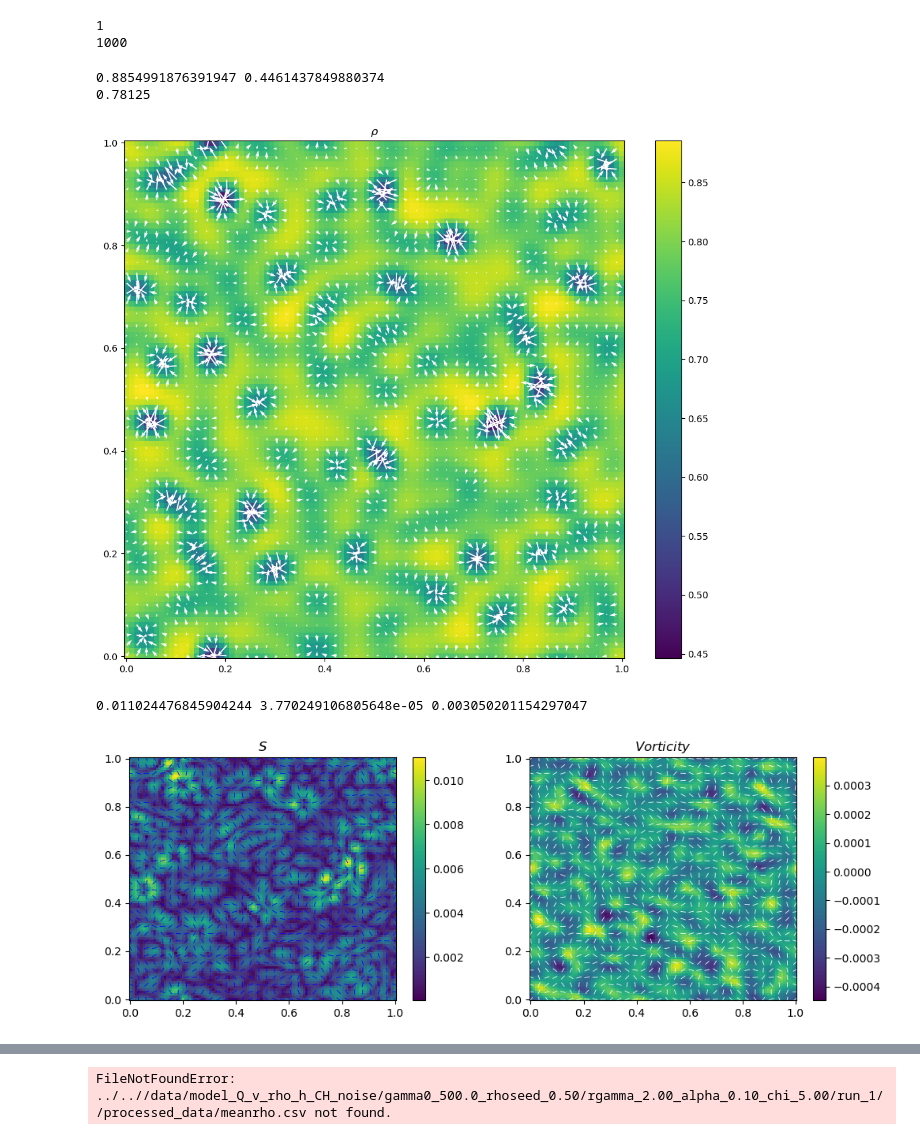
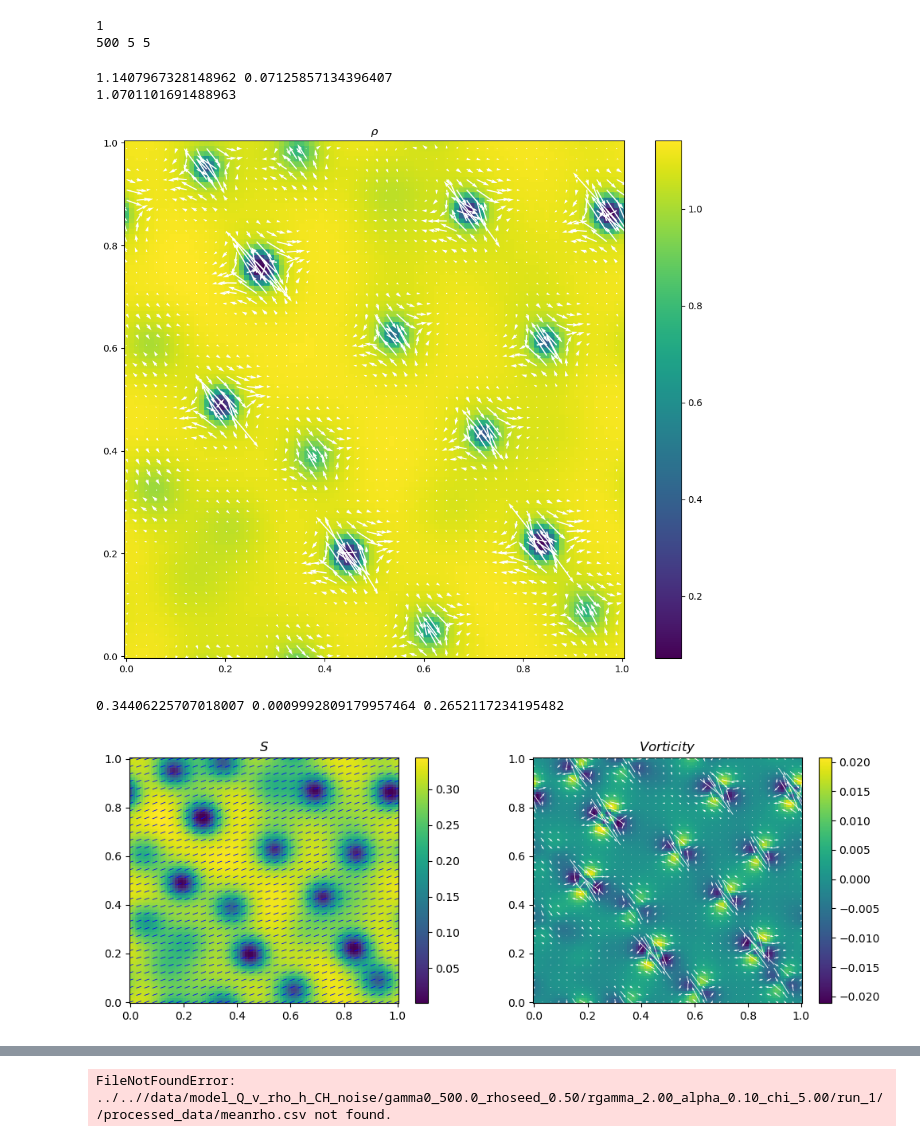
Before and after one commit to toshi-physics/myPSS-friction, a Jupyter notebook: analysis/model_Q_v_rho_heaviside/display_model_Q_v_rho_heaviside.ipynb, the cells around one changed output, grey strips where cells are left out. Saved outputs shown, nothing was run; the diff lists cells and outputs as text; code cells hidden in the pictures.

Commit message:
21 june Q noise tests"

```diff
--- a/analysis/model_Q_v_rho_heaviside/display_model_Q_v_rho_heaviside.ipynb
+++ b/analysis/model_Q_v_rho_heaviside/display_model_Q_v_rho_heaviside.ipynb
@@ -4,17 +4,17 @@ from matplotlib import pyplot as plt
 import json, os
 # %%
 run = 1
-Gamma0  = 50.00
-rhoseed = 2.5 #0.9#0.16
-rgamma  = 1.0
+Gamma0  = 5000.00
+rhoseed = 0.9 #0.9#0.16
+rgamma  = 2.0
 gammaxx = 1.0
 gammayy = gammaxx*rgamma
 
-alpha = 0.5
+alpha = 0.1
 chi = 0
 
 ddir = '/data' #'/new_drho_uniform_data'
-model =  '/model_no_chi_no_growth_test' # '/model_Q_v_rho_h_CH_noise' #
+model = '/model_Q_v_rho_h_CH_noise' #
 
 pdir = '../../'+ddir+model+'/gamma0_{:1.1f}_rhoseed_{:1.2f}/rgamma_{:1.2f}_alpha_{:1.2f}_chi_{:1.2f}/run_{:d}/'.format(Gamma0, rhoseed, rgamma, alpha, chi, run)
 
@@ -47,54 +47,53 @@ xv, yv  = np.meshgrid(x,y, indexing='ij')
 
 times = np.arange(0, n_dump, 1)*dt_dump
 
-print(n_dump)
+print(n_dump, lambd, T)
 # %% [output]
 1
-1000
+500 5 5
 # %%
 import matplotlib.pyplot as plt
 from matplotlib.colors import LinearSegmentedColormap
 
 fig, ax=plt.subplots(figsize=(12,10))
 #colors = ['#c1272d', '#eecc16','#008176','#0000a7']
 #cmap1 = LinearSegmentedColormap.from_list("mycmap", colors)
-n=18
+n=427
 
 field = np.loadtxt(datadir+'rho.csv.{:d}'.format(n), delimiter=',')
 Qx = np.loadtxt(datadir+'Qxx.csv.{:d}'.format(n), delimiter=',')
 Qy = np.loadtxt(datadir+'Qxy.csv.{:d}'.format(n), delimiter=',')
 S2 = Qx**2 + Qy**2
 rhoend = rhoisoend + (rhonemend-rhoisoend)*S2
 #field = rhoend - field
 vx = np.loadtxt(datadir+'vx.csv.{:d}'.format(n), delimiter=',')
 vy = np.loadtxt(datadir+'vy.csv.{:d}'.format(n), delimiter=',')
 p_factor = 2
 
 fmax = np.max(field); fmin=np.min(field); print(fmax, fmin)
 print(np.average(field))
 #ctrf = [ax.pcolormesh(xv, yv, S_sqrd[i], cmap=cmap1, vmin=0, vmax=Smax), ax.quiver(xv,yv,nx[i],ny[i], color='w')]
 ctrf = [ax.pcolormesh(xv, yv, field, vmin=fmin, vmax=fmax), ax.quiver(xv[::p_factor, ::p_factor], yv[::p_factor, ::p_factor], vx[::p_factor, ::p_factor], vy[::p_factor, ::p_factor], color='w')]
 plt.colorbar(ctrf[0])
 plt.title(r"$\rho$")
 plt.show()
 # %% [output]
-0.8854991876391947 0.4461437849880374
-0.78125
+1.1407967328148962 0.07125857134396407
+1.0701101691488963
-[figure, old version]
+[figure, new version]
 # %%
 fig, ax=plt.subplots(figsize=(12,4),ncols=2)
 #colors = ['#c1272d', '#eecc16','#008176','#0000a7']
 #cmap1 = LinearSegmentedColormap.from_list("mycmap", colors)
 
-n=14
+n=427
 
-rho = np.loadtxt(datadir+'rho.csv.{:d}'.format(n), delimiter=',')
 Qxx = np.loadtxt(datadir+'Qxx.csv.{:d}'.format(n), delimiter=',')
 Qxy = np.loadtxt(datadir+'Qxy.csv.{:d}'.format(n), delimiter=',')
-Hxx = np.loadtxt(datadir+'Hxx.csv.{:d}'.format(n), delimiter=',')
-Hxy = np.loadtxt(datadir+'Hxy.csv.{:d}'.format(n), delimiter=',')
 curldivQ = np.loadtxt(datadir+'curldivQ.csv.{:d}'.format(n), delimiter=',')
-S = np.sqrt(Qxx**2+Qxy**2) * rho /np.max(rho)
+S = np.sqrt(Qxx**2+Qxy**2)
+vx = np.loadtxt(datadir+'vx.csv.{:d}'.format(n), delimiter=',')
+vy = np.loadtxt(datadir+'vy.csv.{:d}'.format(n), delimiter=',')
 p_factor = 3
 theta = np.arctan2(Qxy, Qxx)/2
 Snx    = np.cos(theta)
@@ -102,7 +101,7 @@ Sny    = np.sin(theta)
 print(np.max(S), np.min(S), np.average(S))
 
 plot1 = [ax[0].pcolormesh(xv, yv, S, cmap='viridis', vmin=np.min(S), vmax=np.max(S)), ax[0].quiver(xv[::p_factor, ::p_factor],yv[::p_factor, ::p_factor],Snx[::p_factor, ::p_factor],Sny[::p_factor, ::p_factor], color='b', pivot='middle', headlength=0, headaxislength=0, scale=50, scale_units='xy')]
-plot2 = [ax[1].pcolormesh(xv, yv, curldivQ, cmap='viridis', vmin=np.min(curldivQ), vmax=np.max(curldivQ)), ax[1].quiver(xv[::p_factor, ::p_factor],yv[::p_factor, ::p_factor],Snx[::p_factor, ::p_factor],Sny[::p_factor, ::p_factor], color='w', pivot='middle', headlength=0, headaxislength=0, scale=50, scale_units='xy')]
+plot2 = [ax[1].pcolormesh(xv, yv, curldivQ, cmap='viridis', vmin=np.min(curldivQ), vmax=np.max(curldivQ)), ax[1].quiver(xv[::p_factor, ::p_factor],yv[::p_factor, ::p_factor],vx[::p_factor, ::p_factor],vy[::p_factor, ::p_factor], color='w', pivot='middle')]
 
 fig.colorbar(plot1[0], ax=ax[0])
 fig.colorbar(plot2[0], ax=ax[1])
@@ -110,6 +109,6 @@ ax[0].set_title(r"$ S $")
 ax[1].set_title(r"$ Vorticity $")
 plt.show()
 # %% [output]
-0.011024476845904244 3.770249106805648e-05 0.003050201154297047
+0.34406225707018007 0.0009992809179957464 0.2652117234195482
-[figure, old version]
+[figure, new version]
 # %%
```
Also changed, not shown: parts of 2 cells of this notebook, 7 other files.
